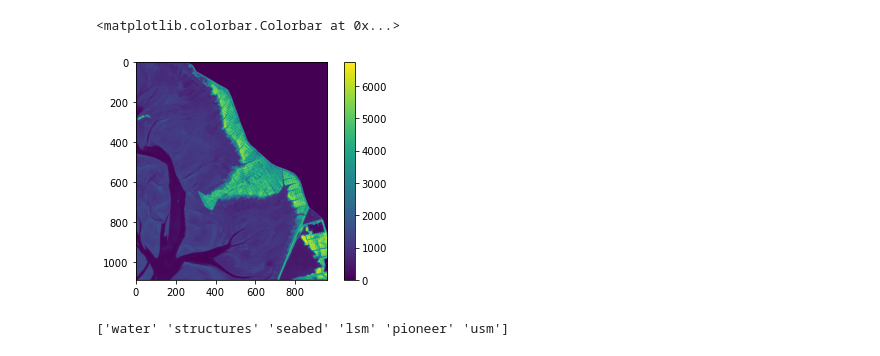
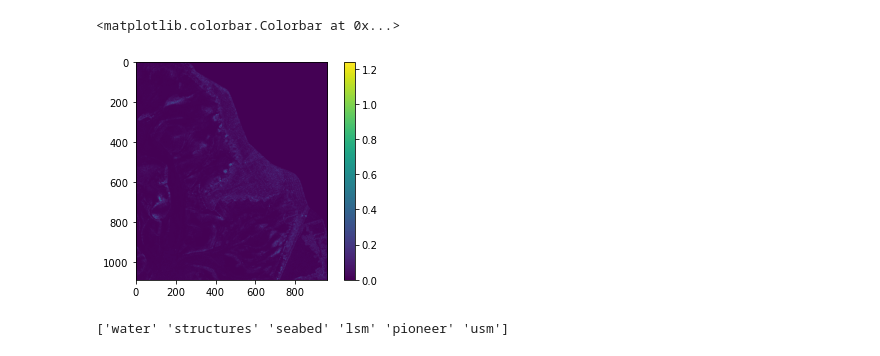
Before and after one commit to nansencenter/salt_marshes_de, a Jupyter notebook: combi.ipynb, the cells around one changed output. Drawn from its saved outputs; the diff is of its cells as text; code cells hidden in the pictures.

```diff
--- a/combi.ipynb
+++ b/combi.ipynb
@@ -83,4 +74,4 @@ all_bands
 # %%
-all_bands.append(s1[8])
+all_bands.append(s1r[8])
 # %%
-all_bands.append(s1[10])
+all_bands.append(s1r[10])
@@ -94,12 +137,13 @@ bands_stack.shape
 # %%
 ## Export with Rasterio, because GDAL is a pain
-with rio.open(s2_path) as src5:
+with rio.open(src_vis) as src5:
     transform = src5.transform
+    meta2 = src5.meta
 affine = transform
 crs = rio.crs.CRS.from_epsg(32632)
 
 meta = {'driver': 'GTiff',
- 'dtype': 'uint16',
+ 'dtype': 'float32',
  'nodata': None,
  'width': bands_stack.shape[2],
  'height': bands_stack.shape[1],
@@ -119,12 +197,20 @@ with fiona.open('/container_dir1/subsets/aoi.shp') as shapefile:
 with rio.open('/container_dir1/results/all_bands.tif') as src4:
     out_image, transformed = mask(src4, shapes, crop=True, filled=True)
     out_meta = src4.meta
+# %%
+#Export masked stack
+with rio.open('/container_dir1/results/all_bands_masked.tif', 'w', **out_meta) as dst:
+    for band_nr, src in enumerate(out_image, start=1):
+        dst.write_band(band_nr, src)
 # %%
 # Check if masking worked
-plt.imshow(out_image[3]);plt.colorbar()
+with rio.open('/container_dir1/results/all_bands_masked.tif') as src:
+    s1_stack = src.read()
+#out_image.shape
+plt.imshow(s1_stack[14]);plt.colorbar()
 # %% [output]
 <matplotlib.colorbar.Colorbar at 0x...>
-[figure, old version]
+[figure, new version]
 # %%
 #Extract the pixel values of VIs & Bands at training points:
 # Import shapefile table with labels
```
Also changed, not shown: parts of 46 cells of this notebook, 29 other files.
